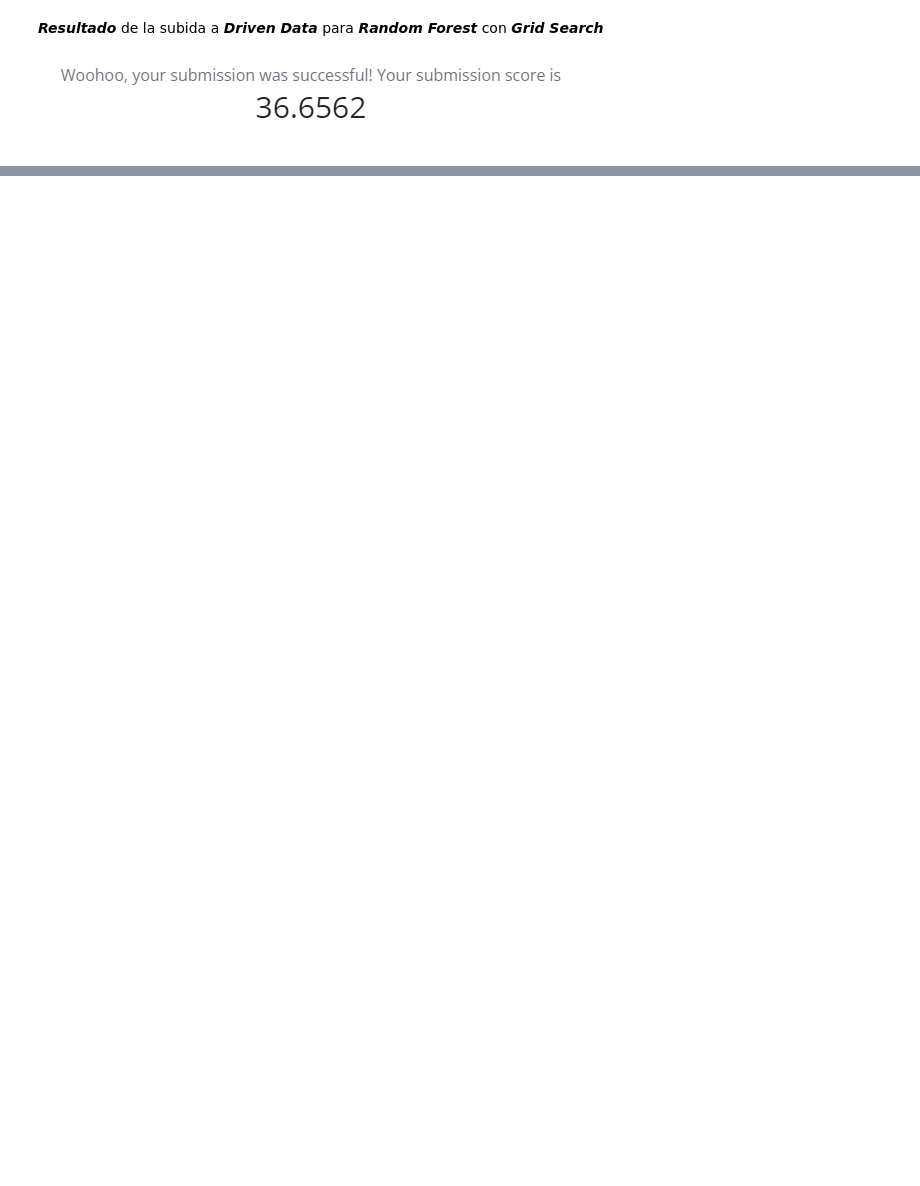
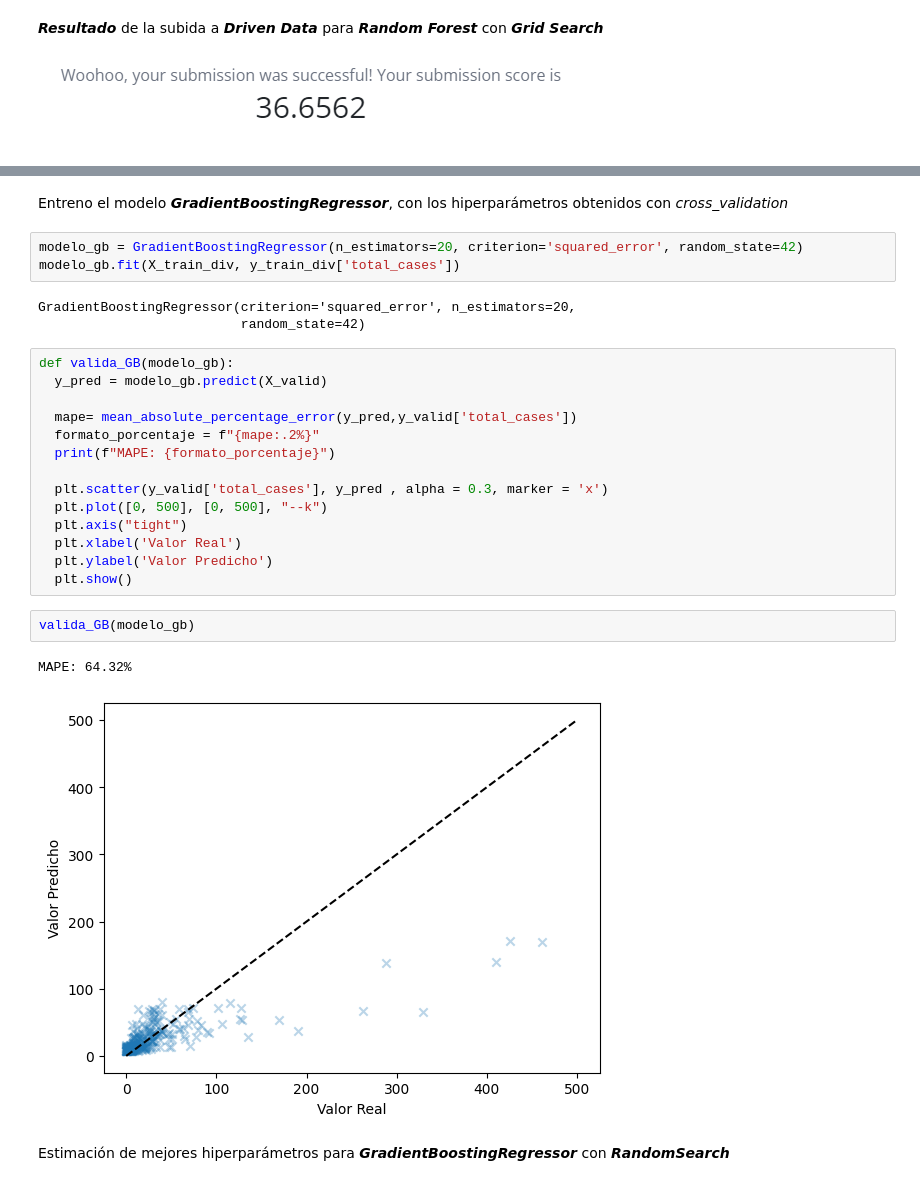
Before and after one commit to roquearmas/IABD_DATA, a Jupyter notebook: DengAI_RAM.ipynb, the cells around one changed output, grey strips where cells are left out. Drawn from its saved outputs; the diff is of its cells as text; blank space fills up the shorter version.

```diff
--- a/DengAI_RAM.ipynb
+++ b/DengAI_RAM.ipynb
@@ -873,0 +986,29 @@ files.download(nombre_fichero + '.csv') #descarga al disco duro el fichero de re
+# %% [markdown]
+Entreno el modelo ***GradientBoostingRegressor***, con los hiperparámetros obtenidos con *cross_validation*
+# %%
+modelo_gb = GradientBoostingRegressor(n_estimators=20, criterion='squared_error', random_state=42)
+modelo_gb.fit(X_train_div, y_train_div['total_cases'])
+# %% [output]
+GradientBoostingRegressor(criterion='squared_error', n_estimators=20,
+                          random_state=42)
+# %%
+def valida_GB(modelo_gb):
+  y_pred = modelo_gb.predict(X_valid)
+
+  mape= mean_absolute_percentage_error(y_pred,y_valid['total_cases'])
+  formato_porcentaje = f"{mape:.2%}"
+  print(f"MAPE: {formato_porcentaje}")
+
+  plt.scatter(y_valid['total_cases'], y_pred , alpha = 0.3, marker = 'x')
+  plt.plot([0, 500], [0, 500], "--k")
+  plt.axis("tight")
+  plt.xlabel('Valor Real')
+  plt.ylabel('Valor Predicho')
+  plt.show()
+# %%
+valida_GB(modelo_gb)
+# %% [output]
+MAPE: 64.32%
+[figure, added]
+# %% [markdown]
+Estimación de mejores hiperparámetros para ***GradientBoostingRegressor*** con ***RandomSearch***
```
Also changed, not shown: parts of 23 cells of this notebook.
